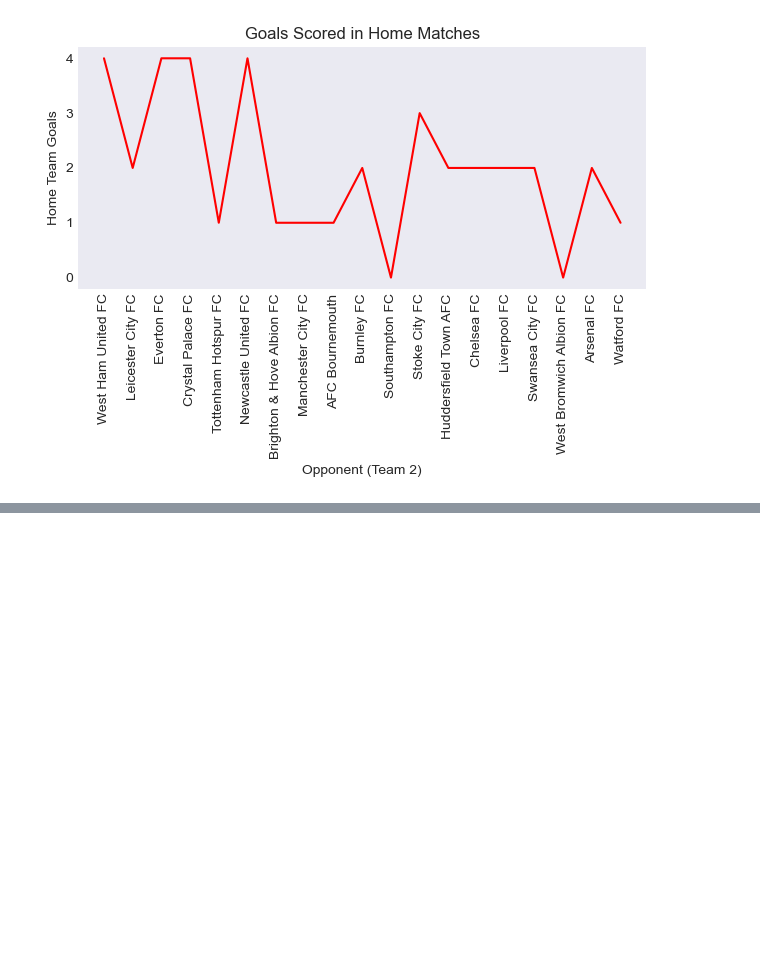
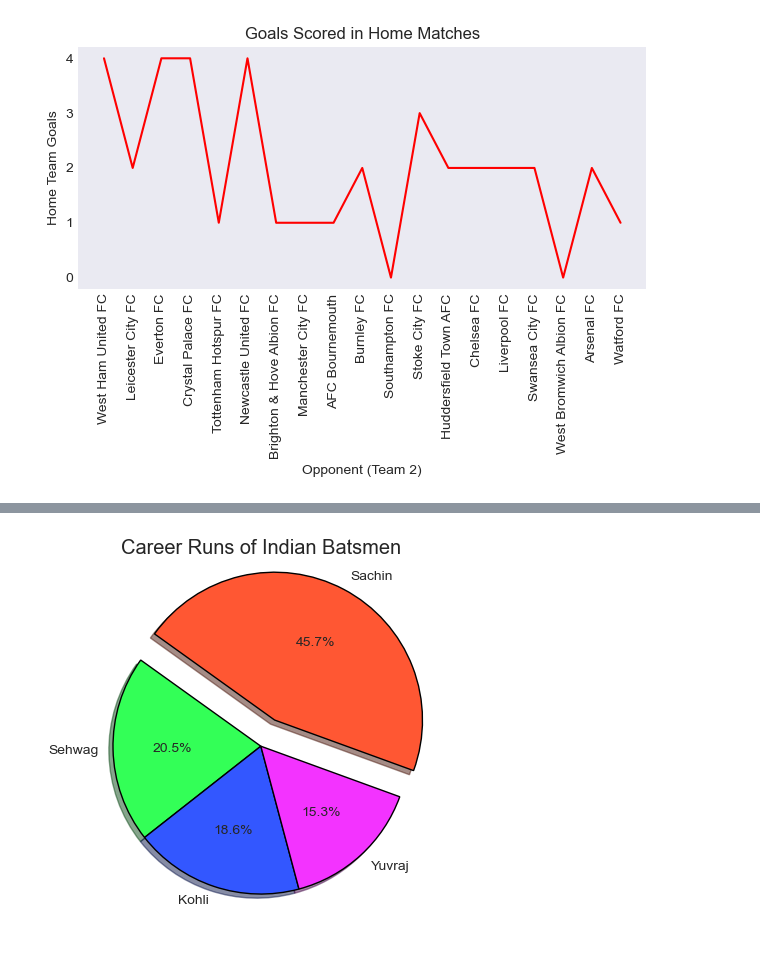
Before and after one commit to Kabir-Khan7/data-science-foundations, a Jupyter notebook: 04_Step_Data_Visualization/01_Matplotlib.ipynb, the cells around one changed output, grey strips where cells are left out. Saved outputs shown, nothing was run; the diff lists cells and outputs as text; code cells hidden in the pictures; blank space fills up the shorter version.

```diff
--- a/04_Step_Data_Visualization/01_Matplotlib.ipynb
+++ b/04_Step_Data_Visualization/01_Matplotlib.ipynb
@@ -166,0 +186,24 @@ plt.show() # Add this to display the plot in Jupyter Lab
+# %%
+import matplotlib.pyplot as plt
+
+plt.style.use("ggplot")
+
+labels = ["Sachin", "Sehwag", "Kohli", "Yuvraj"]
+runs = [18426, 8273, 7490, 6172]
+colors = ["#FF5733", "#33FF57", "#3357FF", "#F333FF"]
+explode = [0.2, 0, 0, 0]
+
+plt.title("Career Runs of Indian Batsmen")
+plt.pie(
+    runs,
+    labels=labels,
+    colors=colors,
+    wedgeprops={"edgecolor": "black", "linewidth": 1, "linestyle": "solid"},
+    autopct="%1.1f%%",
+    explode=explode,
+    shadow=True,
+    startangle=-20
+    )
+plt.show()
+# %% [output]
+[figure, added]
```
Also changed, not shown: parts of 4 cells of this notebook, 3 other files.
